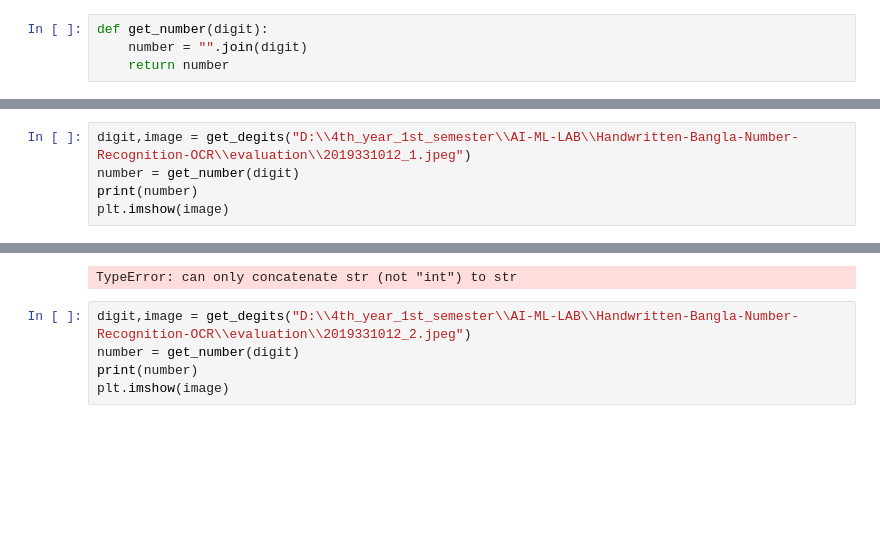
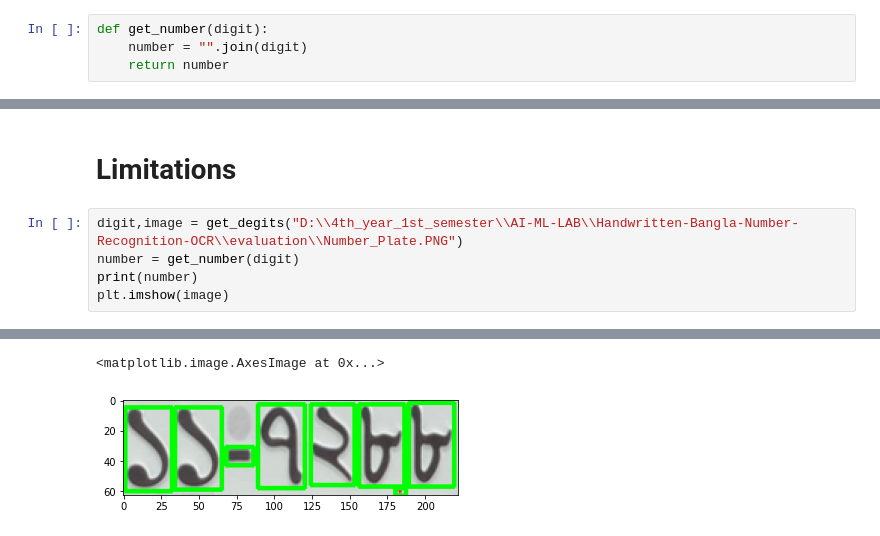
Before and after one commit to SukantoKumarDas/Handwritten-Bangla-Number-Recognition-OCR, a Jupyter notebook: Handwritten_Bengali_Number_Recognition.ipynb, the cells around one changed output, grey strips where cells are left out. Drawn from its saved outputs; the diff is of its cells as text; blank space fills up the shorter version.

```diff
--- a/Handwritten_Bengali_Number_Recognition.ipynb
+++ b/Handwritten_Bengali_Number_Recognition.ipynb
@@ -247,5 +271,7 @@ NameError: name 'get_degits' is not defined
+# %% [markdown]
+# Limitations
 # %%
-digit,image = get_degits("D:\\4th_year_1st_semester\\AI-ML-LAB\\Handwritten-Bangla-Number-Recognition-OCR\\evaluation\\2019331012_1.jpeg")
+digit,image = get_degits("D:\\4th_year_1st_semester\\AI-ML-LAB\\Handwritten-Bangla-Number-Recognition-OCR\\evaluation\\Number_Plate.PNG")
 number = get_number(digit)
 print(number)
 plt.imshow(image)
@@ -270,6 +295,2 @@ Gray scale [[134 134 134 ... 138 137 137]
-TypeError: can only concatenate str (not "int") to str
+<matplotlib.image.AxesImage at 0x...>
+[figure, added]
-# %%
-digit,image = get_degits("D:\\4th_year_1st_semester\\AI-ML-LAB\\Handwritten-Bangla-Number-Recognition-OCR\\evaluation\\2019331012_2.jpeg")
-number = get_number(digit)
-print(number)
-plt.imshow(image)
```
Also changed, not shown: parts of 10 cells of this notebook.
